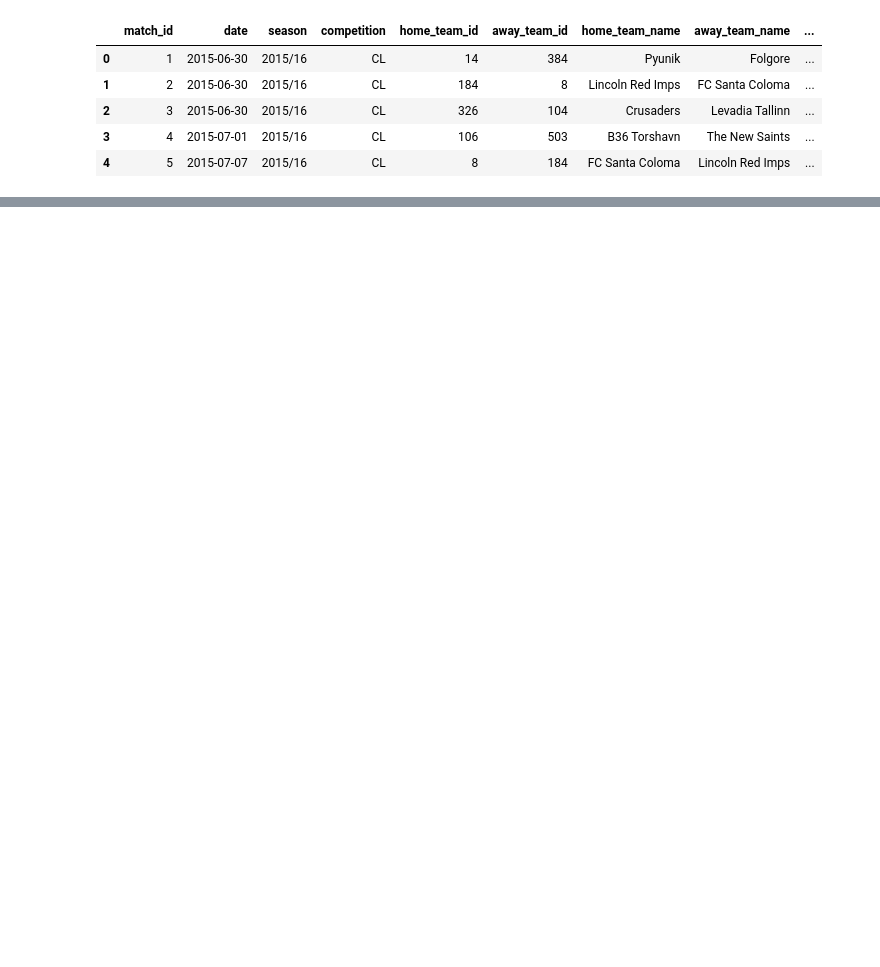
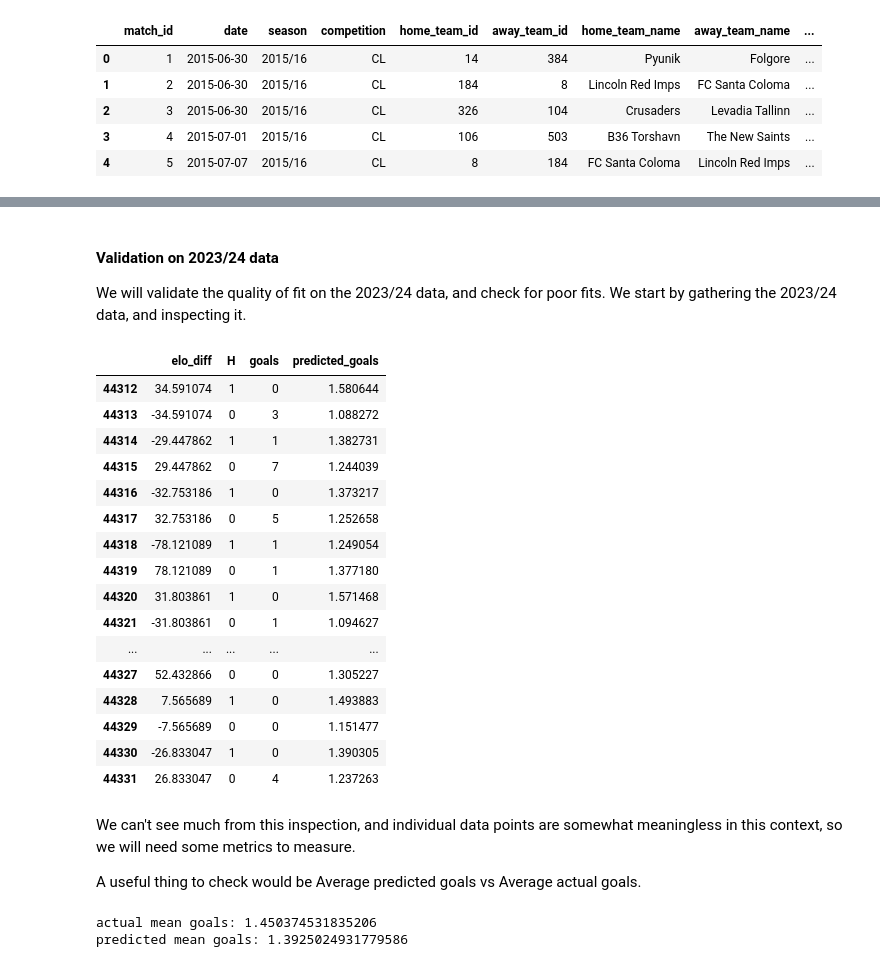
Before and after one commit to rohanhs568/UCL-MU-Predictor, a Jupyter notebook: notebooks/02_poisson_ml_model_.ipynb, the cells around one changed output, grey strips where cells are left out. Saved outputs shown, nothing was run; the diff lists cells and outputs as text; code cells hidden in the pictures; blank space fills up the shorter version.

Commit message:
Finished poisson model, started planning simulation structure

```diff
--- a/notebooks/02_poisson_ml_model_.ipynb
+++ b/notebooks/02_poisson_ml_model_.ipynb
@@ -302,0 +362,31 @@ ml_table.head(20)
+# %%
+# running the regression calculation
+# we'll use the statsmodels library (GLM generalised linear model)
+
+import statsmodels.api as sm
+
+train = ml_table[
+    ml_table["season"].isin([
+        "2017/18",
+        "2018/19",
+        "2019/20",
+        "2020/21",
+        "2021/22",
+        "2022/23"
+    ])
+].copy()
+
+X = train[["elo_diff", "H"]] # gives table of elo diff and H (inputs)
+y = train["goals"] # gives goals scored (variable being fitted to)
+
+X = sm.add_constant(X) # for baselin beta_0 . starts as 1, and fits through
+
+model = sm.GLM(
+    y,
+    X,
+    family=sm.families.Poisson()
+)
+
+results = model.fit() # fits coefficients
+
+results.summary()
@@ -302,0 +421,47 @@ ml_table.head(20)
+# %% [markdown]
+#### Validation on 2023/24 data
+
+We will validate the quality of fit on the 2023/24 data, and check for poor fits. We start by gathering the 2023/24 data, and inspecting it.
+# %%
+# gather 23/24 data
+validation = ml_table[
+    ml_table["season"] == "2023/24"
+].copy()
+
+X_validation = validation[["elo_diff", "H"]]
+X_validation = sm.add_constant(X_validation)
+
+validation["predicted_goals"] = results.predict(X_validation)
+display(validation[["elo_diff", "H", "goals", "predicted_goals"]].head(20))
+# %% [output]
+|  | elo_diff | H | goals | predicted_goals |
+| 44312 | 34.591074 | 1 | 0 | 1.580644 |
+| 44313 | -34.591074 | 0 | 3 | 1.088272 |
+| 44314 | -29.447862 | 1 | 1 | 1.382731 |
+| 44315 | 29.447862 | 0 | 7 | 1.244039 |
+| 44316 | -32.753186 | 1 | 0 | 1.373217 |
+| 44317 | 32.753186 | 0 | 5 | 1.252658 |
+| 44318 | -78.121089 | 1 | 1 | 1.249054 |
+| 44319 | 78.121089 | 0 | 1 | 1.377180 |
+| 44320 | 31.803861 | 1 | 0 | 1.571468 |
+| 44321 | -31.803861 | 0 | 1 | 1.094627 |
+| ... | ... | ... | ... | ... |
+| 44327 | 52.432866 | 0 | 0 | 1.305227 |
+| 44328 | 7.565689 | 1 | 0 | 1.493883 |
+| 44329 | -7.565689 | 0 | 0 | 1.151477 |
+| 44330 | -26.833047 | 1 | 0 | 1.390305 |
+| 44331 | 26.833047 | 0 | 4 | 1.237263 |
+# %% [markdown]
+We can't see much from this inspection, and individual data points are somewhat meaningless in this context, so we will need some metrics to measure.
+
+A useful thing to check would be Average predicted goals vs Average actual goals.
+# %%
+# compare actual mean with predicte mean
+actual_mean = validation["goals"].mean()
+predicted_mean = validation["predicted_goals"].mean()
+
+print("actual mean goals:", actual_mean)
+print("predicted mean goals:", predicted_mean)
+# %% [output]
+actual mean goals: 1.450374531835206
+predicted mean goals: 1.3925024931779586
```
Also changed, not shown: parts of 23 cells of this notebook, 2 other files.
